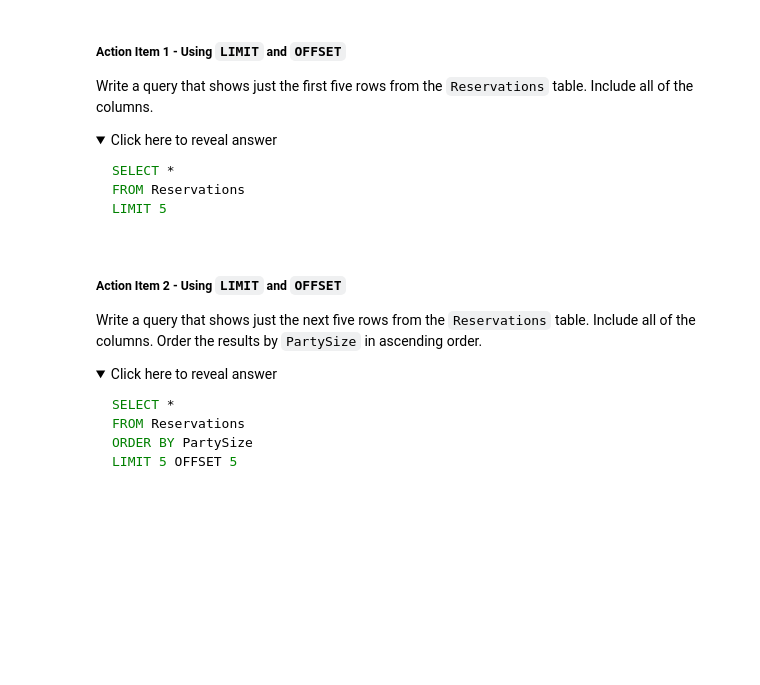
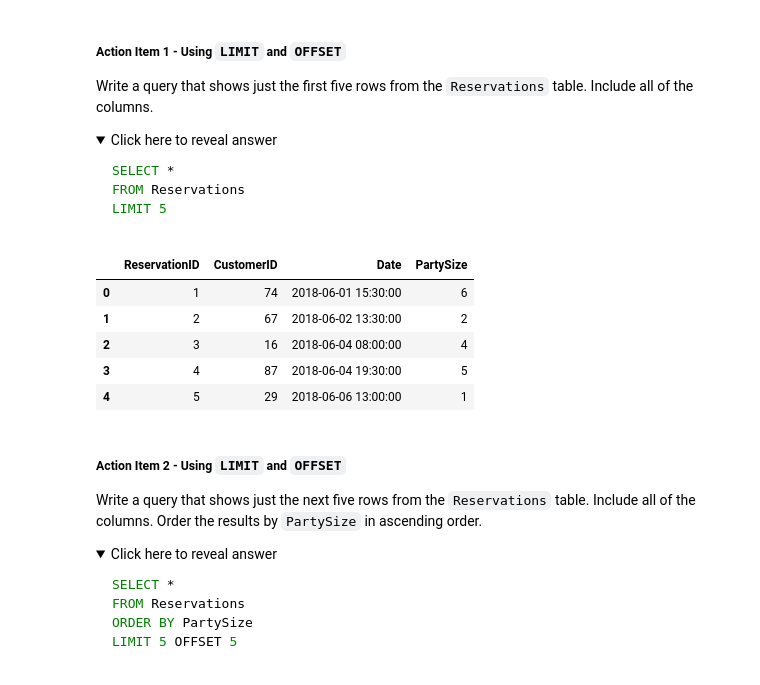
Before and after one commit to 1-icenine/1-icenine, a Jupyter notebook: notebooks/COOP_SQL_101_PracticeNotebook.ipynb, the cells around one changed output. Saved outputs shown, nothing was run; the diff lists cells and outputs as text; code cells hidden in the pictures; folded sections open; blank space fills up the shorter version.

```diff
--- a/notebooks/COOP_SQL_101_PracticeNotebook.ipynb
+++ b/notebooks/COOP_SQL_101_PracticeNotebook.ipynb
@@ -1295,3 +1178,15 @@ LIMIT 5
+# %%
+%%sql
+
+SELECT * FROM Reservations
+LIMIT 5
+# %% [output]
+|  | ReservationID | CustomerID | Date | PartySize |
+| 0 | 1 | 74 | 2018-06-01 15:30:00 | 6 |
+| 1 | 2 | 67 | 2018-06-02 13:30:00 | 2 |
+| 2 | 3 | 16 | 2018-06-04 08:00:00 | 4 |
+| 3 | 4 | 87 | 2018-06-04 19:30:00 | 5 |
+| 4 | 5 | 29 | 2018-06-06 13:00:00 | 1 |
 # %% [markdown]
 ##### **Action Item 2 - Using `LIMIT` and `OFFSET`**
 
```
Also changed, not shown: parts of 50 cells of this notebook.
